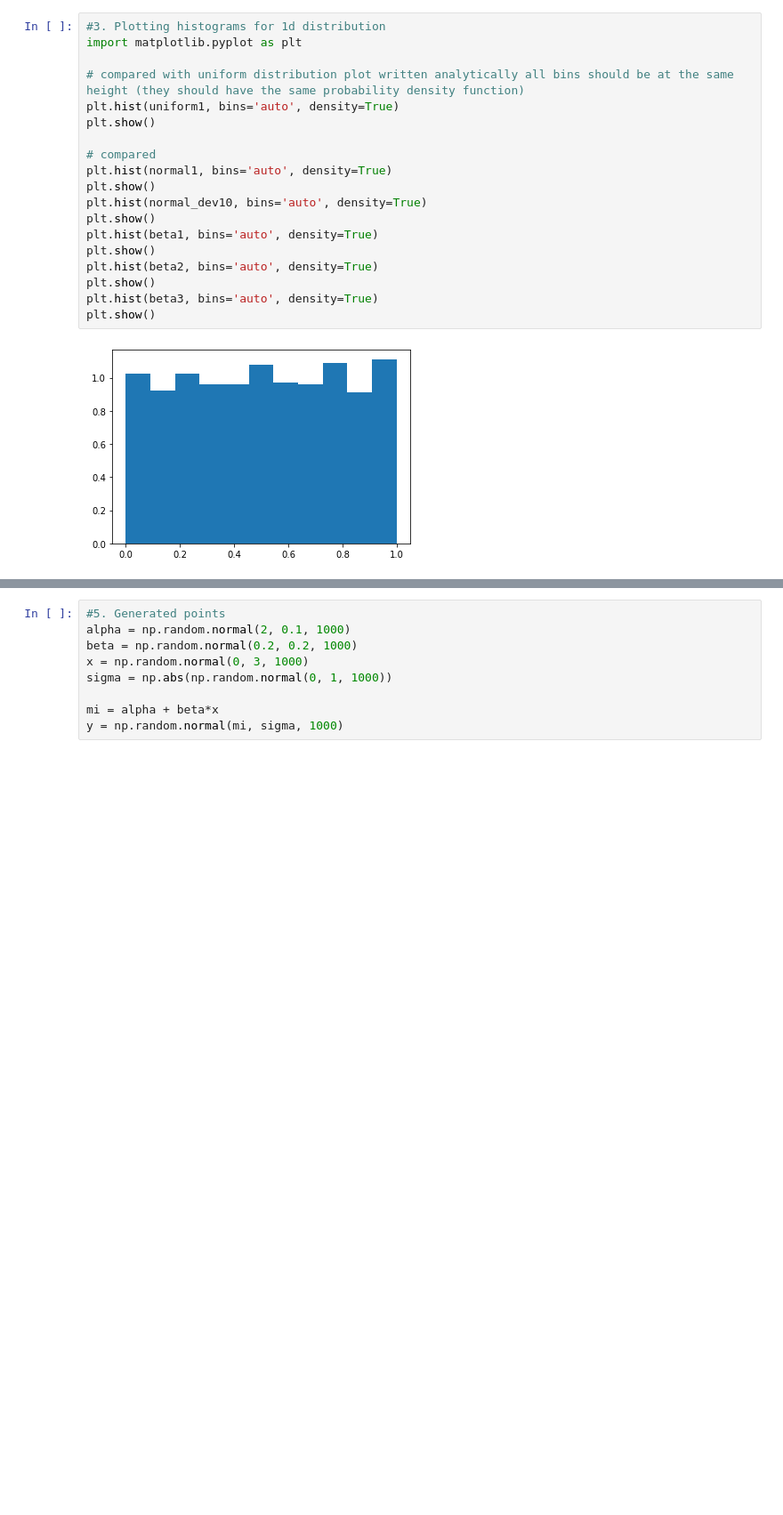
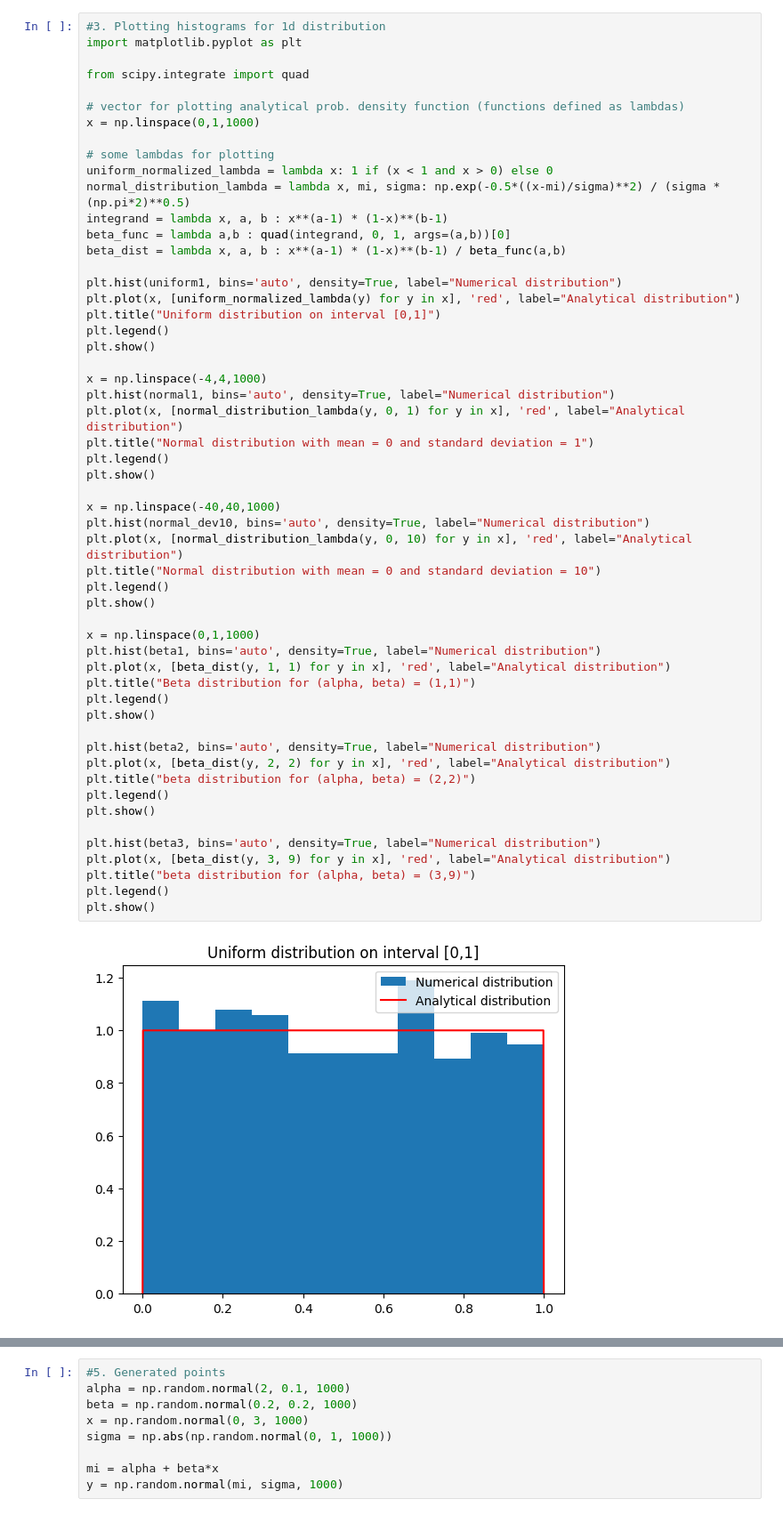
Before and after one commit to JohnnyBeet/DataAnalytics_lab, a Jupyter notebook: lab1/lab1_JanPomykacz.ipynb, the cells around one changed output, grey strips where cells are left out. Shown at 89% size. Drawn from its saved outputs; the diff is of its cells as text; blank space fills up the shorter version.

```diff
--- a/lab1/lab1_JanPomykacz.ipynb
+++ b/lab1/lab1_JanPomykacz.ipynb
@@ -17,21 +23,56 @@ normal2d_2 = np.random.multivariate_normal([0,0], [[2,1],[1,2]], 10000)
 # %%
 #3. Plotting histograms for 1d distribution
 import matplotlib.pyplot as plt
 
-# compared with uniform distribution plot written analytically all bins should be at the same height (they should have the same probability density function)
-plt.hist(uniform1, bins='auto', density=True)
+from scipy.integrate import quad
+
+# vector for plotting analytical prob. density function (functions defined as lambdas)
+x = np.linspace(0,1,1000)
+
+# some lambdas for plotting
+uniform_normalized_lambda = lambda x: 1 if (x < 1 and x > 0) else 0
+normal_distribution_lambda = lambda x, mi, sigma: np.exp(-0.5*((x-mi)/sigma)**2) / (sigma * (np.pi*2)**0.5)
+integrand = lambda x, a, b : x**(a-1) * (1-x)**(b-1)
+beta_func = lambda a,b : quad(integrand, 0, 1, args=(a,b))[0]
+beta_dist = lambda x, a, b : x**(a-1) * (1-x)**(b-1) / beta_func(a,b)
+
+plt.hist(uniform1, bins='auto', density=True, label="Numerical distribution")
+plt.plot(x, [uniform_normalized_lambda(y) for y in x], 'red', label="Analytical distribution")
+plt.title("Uniform distribution on interval [0,1]")
+plt.legend()
 plt.show()
 
-# compared
-plt.hist(normal1, bins='auto', density=True)
+x = np.linspace(-4,4,1000)
+plt.hist(normal1, bins='auto', density=True, label="Numerical distribution")
+plt.plot(x, [normal_distribution_lambda(y, 0, 1) for y in x], 'red', label="Analytical distribution")
+plt.title("Normal distribution with mean = 0 and standard deviation = 1")
+plt.legend()
 plt.show()
-plt.hist(normal_dev10, bins='auto', density=True)
+
+x = np.linspace(-40,40,1000)
+plt.hist(normal_dev10, bins='auto', density=True, label="Numerical distribution")
+plt.plot(x, [normal_distribution_lambda(y, 0, 10) for y in x], 'red', label="Analytical distribution")
+plt.title("Normal distribution with mean = 0 and standard deviation = 10")
+plt.legend()
 plt.show()
-plt.hist(beta1, bins='auto', density=True)
+
+x = np.linspace(0,1,1000)
+plt.hist(beta1, bins='auto', density=True, label="Numerical distribution")
+plt.plot(x, [beta_dist(y, 1, 1) for y in x], 'red', label="Analytical distribution")
+plt.title("Beta distribution for (alpha, beta) = (1,1)")
+plt.legend()
 plt.show()
-plt.hist(beta2, bins='auto', density=True)
+
+plt.hist(beta2, bins='auto', density=True, label="Numerical distribution")
+plt.plot(x, [beta_dist(y, 2, 2) for y in x], 'red', label="Analytical distribution")
+plt.title("beta distribution for (alpha, beta) = (2,2)")
+plt.legend()
 plt.show()
-plt.hist(beta3, bins='auto', density=True)
+
+plt.hist(beta3, bins='auto', density=True, label="Numerical distribution")
+plt.plot(x, [beta_dist(y, 3, 9) for y in x], 'red', label="Analytical distribution")
+plt.title("beta distribution for (alpha, beta) = (3,9)")
+plt.legend()
 plt.show()
 # %% [output]
-[figure, old version]
+[figure, new version]
```
Also changed, not shown: parts of 7 cells of this notebook.
